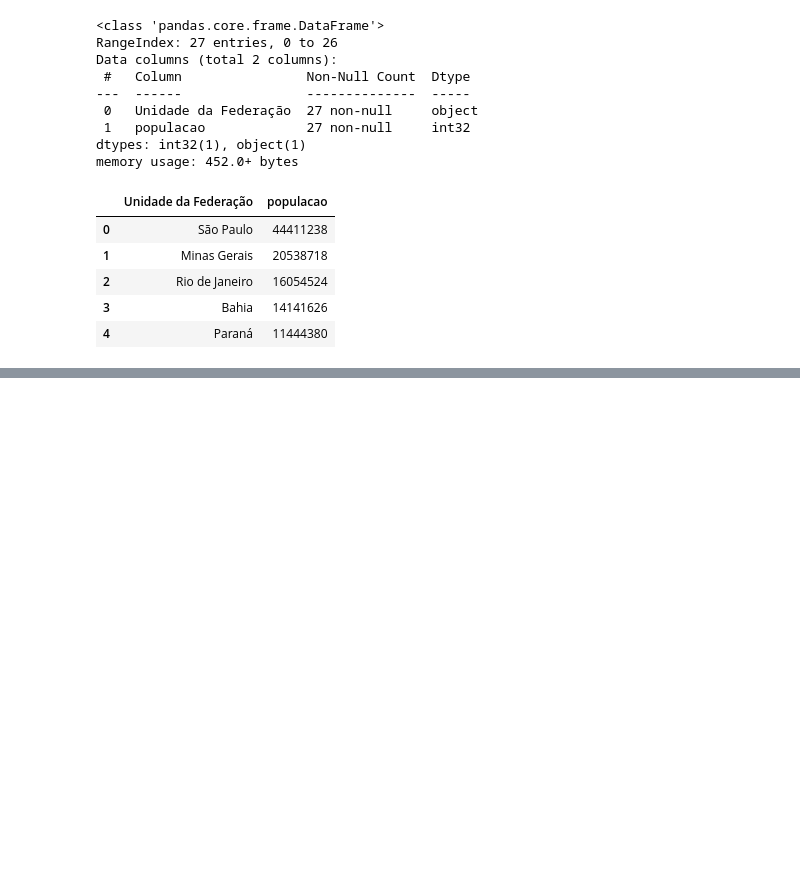
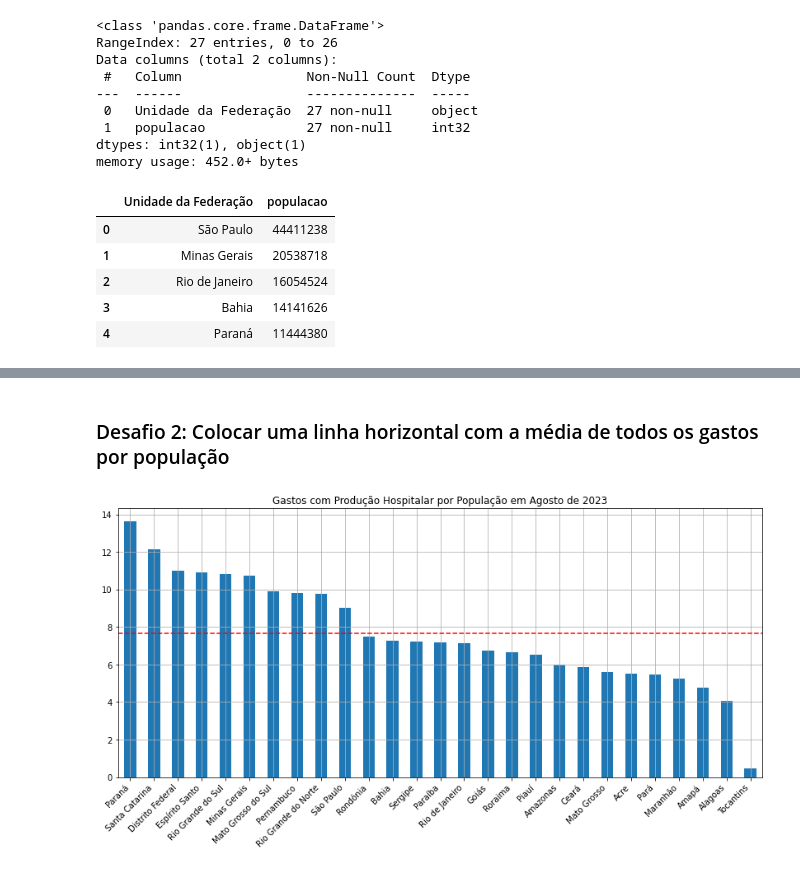
Before and after one commit to mvsampaio98/Data_Science, a Jupyter notebook: Estudos/FIAP/Fase1/2_Tratamento_Exploração_Visualização.ipynb, the cells around one changed output, grey strips where cells are left out. Drawn from its saved outputs; the diff is of its cells as text; code cells hidden in the pictures; blank space fills up the shorter version.

```diff
--- a/Estudos/FIAP/Fase1/2_Tratamento_Exploração_Visualização.ipynb
+++ b/Estudos/FIAP/Fase1/2_Tratamento_Exploração_Visualização.ipynb
@@ -111,0 +137,15 @@ dados_ibge_tab.join(gastos_mais_recente)
+# %% [markdown]
+### Desafio 2: Colocar uma linha horizontal com a média de todos os gastos por população
+# %%
+import matplotlib.pyplot as plt
+
+gastos_e_populacao['gasto_por_hab'] = gastos_e_populacao['gasto_por_hab'].sort_values(ascending=False)
+
+gastos_e_populacao['gasto_por_hab'].plot(kind='bar',figsize=(14,6),grid=True)
+plt.title('Gastos com Produção Hospitalar por População em Agosto de 2023')
+plt.xticks(rotation=45, ha='right')
+plt.xlabel('')
+plt.axhline(gastos_e_populacao['gasto_por_hab'].mean(), linestyle='--', color='red')
+plt.show()
+# %% [output]
+[figure, added]
```
Also changed, not shown: parts of 25 cells of this notebook, 1 other file.
